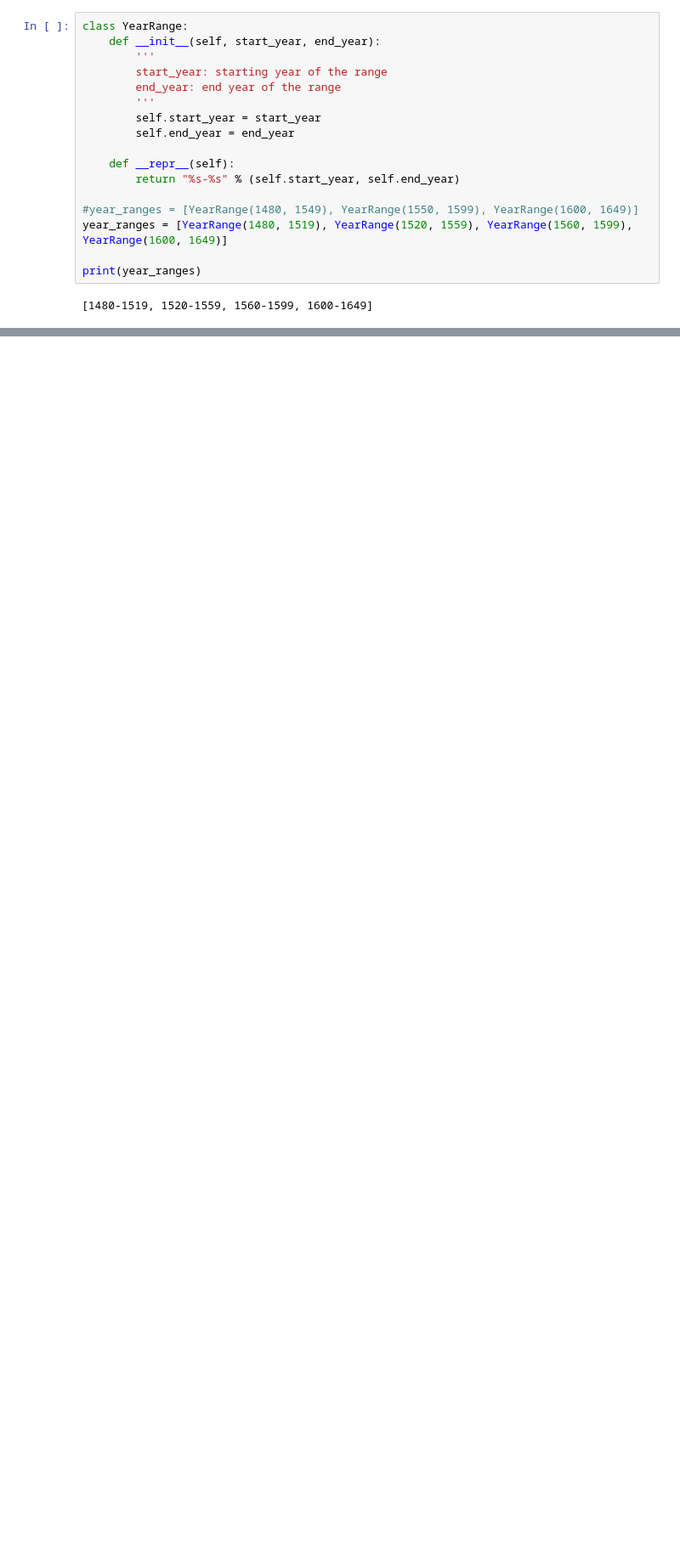
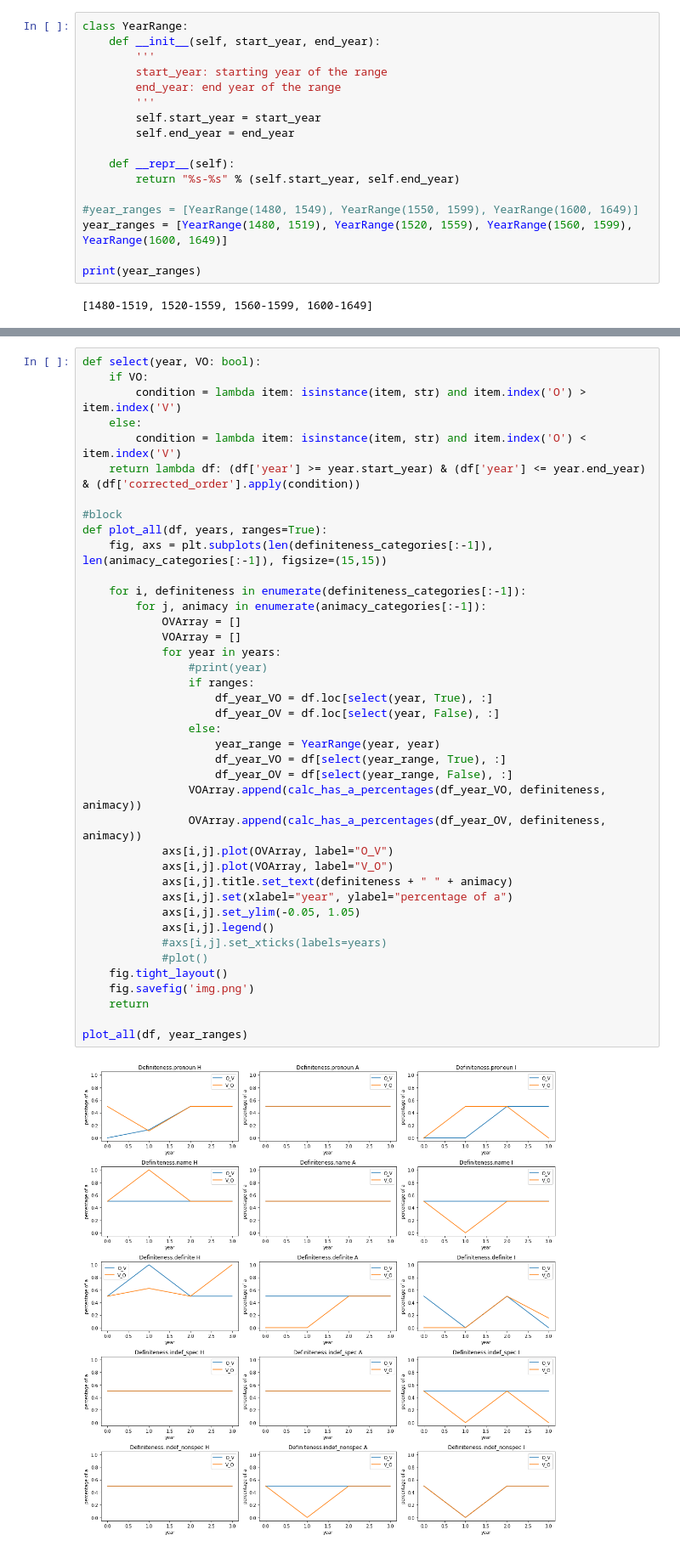
Before and after one commit to NienkeWessel/ThesisSpanish, a Jupyter notebook: ReadFiles.ipynb, the cells around one changed output, grey strips where cells are left out. Shown at 85% size. Saved outputs shown, nothing was run; the diff lists cells and outputs as text; blank space fills up the shorter version.

```diff
--- a/ReadFiles.ipynb
+++ b/ReadFiles.ipynb
@@ -172,0 +198,42 @@ plot_all(df, year_ranges)
+# %%
+def select(year, VO: bool):
+    if VO:
+        condition = lambda item: isinstance(item, str) and item.index('O') > item.index('V')
+    else:
+        condition = lambda item: isinstance(item, str) and item.index('O') < item.index('V')
+    return lambda df: (df['year'] >= year.start_year) & (df['year'] <= year.end_year) & (df['corrected_order'].apply(condition))
+
+#block
+def plot_all(df, years, ranges=True):
+    fig, axs = plt.subplots(len(definiteness_categories[:-1]), len(animacy_categories[:-1]), figsize=(15,15))
+
+    for i, definiteness in enumerate(definiteness_categories[:-1]):
+        for j, animacy in enumerate(animacy_categories[:-1]):
+            OVArray = []
+            VOArray = []
+            for year in years:
+                #print(year)
+                if ranges:
+                    df_year_VO = df.loc[select(year, True), :]
+                    df_year_OV = df.loc[select(year, False), :]
+                else:
+                    year_range = YearRange(year, year)
+                    df_year_VO = df[select(year_range, True), :]
+                    df_year_OV = df[select(year_range, False), :]
+                VOArray.append(calc_has_a_percentages(df_year_VO, definiteness, animacy))
+                OVArray.append(calc_has_a_percentages(df_year_OV, definiteness, animacy))
+            axs[i,j].plot(OVArray, label="O_V")
+            axs[i,j].plot(VOArray, label="V_O")
+            axs[i,j].title.set_text(definiteness + " " + animacy)
+            axs[i,j].set(xlabel="year", ylabel="percentage of a")
+            axs[i,j].set_ylim(-0.05, 1.05)
+            axs[i,j].legend()
+            #axs[i,j].set_xticks(labels=years)
+            #plot()
+    fig.tight_layout()
+    fig.savefig('img.png')
+    return
+
+plot_all(df, year_ranges)
+# %% [output]
+[figure, added]
```
Also changed, not shown: parts of 9 cells of this notebook.
